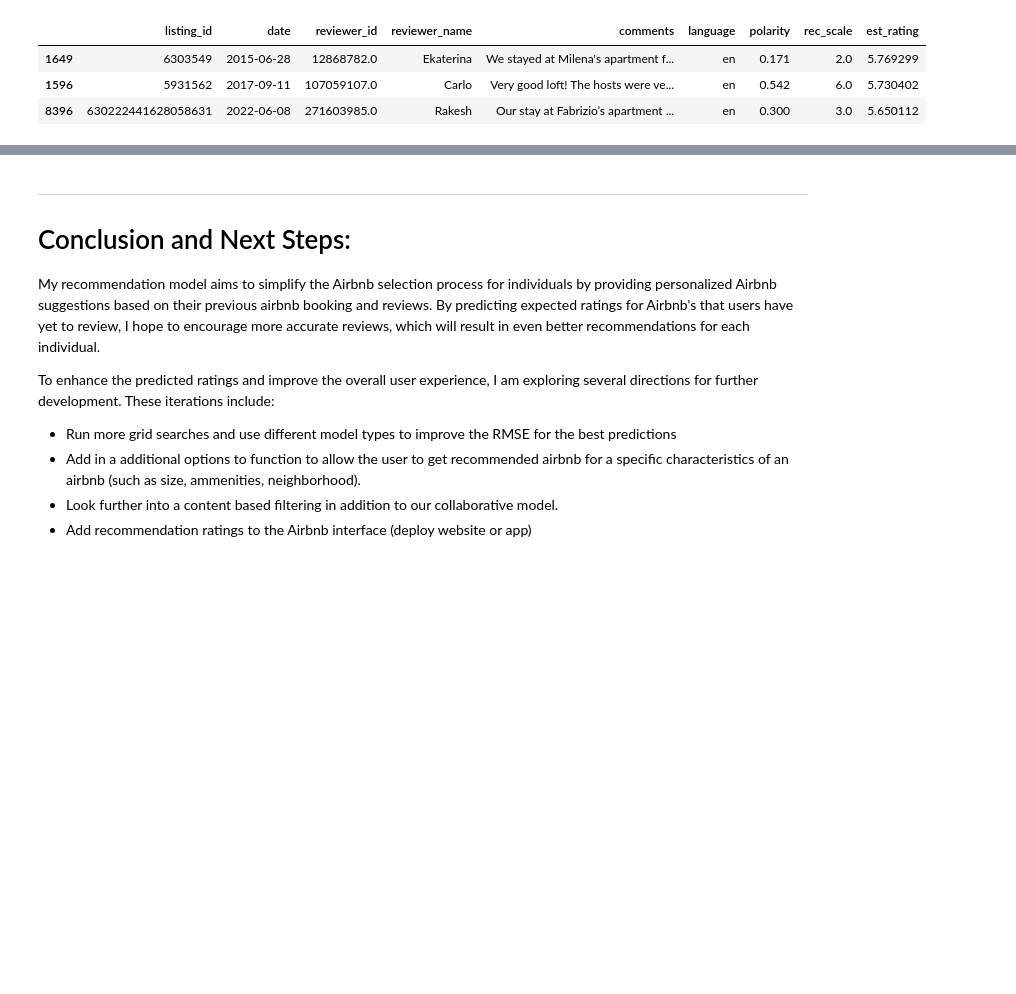
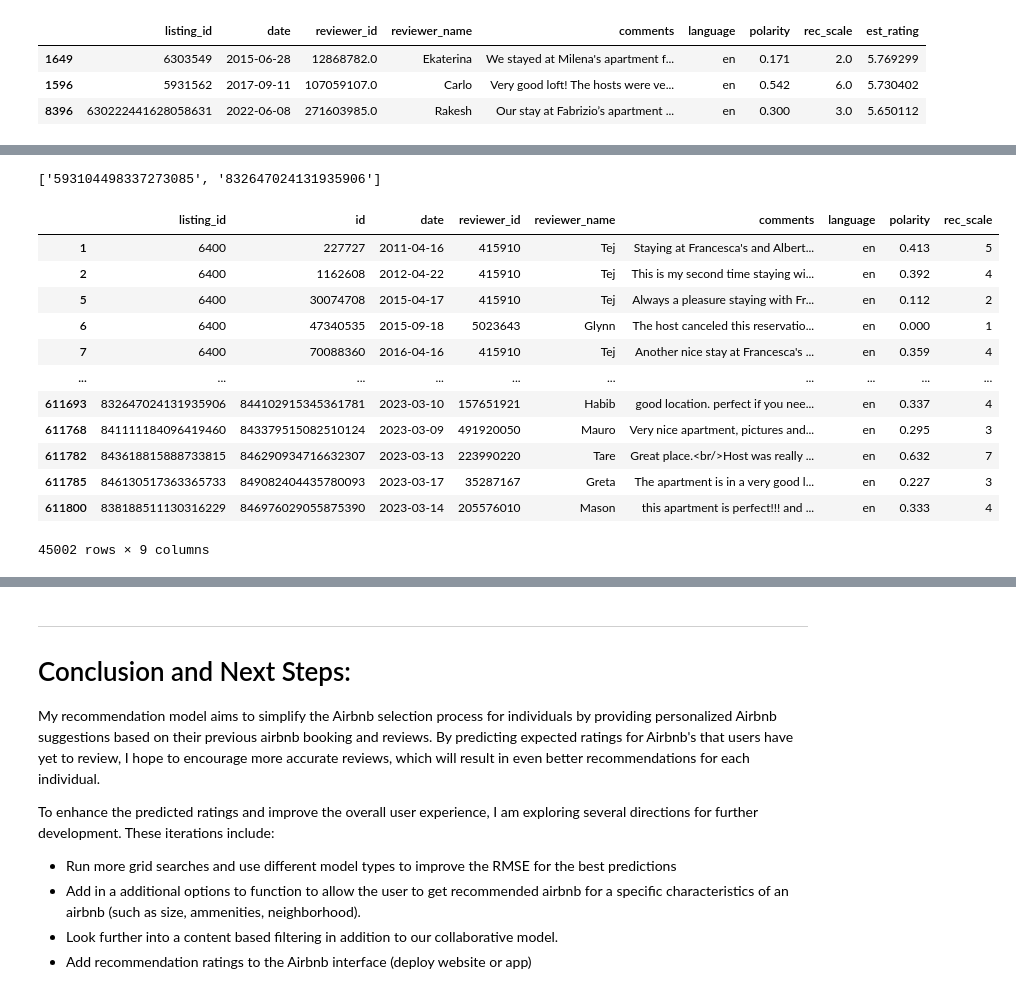
Before and after one commit to anat-jacobson/Airbnb-Recommender, a Jupyter notebook: Airbnb_Recommender_Collab_Filtering.ipynb, the cells around one changed output, grey strips where cells are left out. Drawn from its saved outputs; the diff is of its cells as text; code cells hidden in the pictures; blank space fills up the shorter version.

```diff
--- a/Airbnb_Recommender_Collab_Filtering.ipynb
+++ b/Airbnb_Recommender_Collab_Filtering.ipynb
@@ -1433,0 +1524,22 @@ def rec_airbnbs_info():
+# %%
+have_reviewed = list(reviewer_df.loc[157651921, 'listing_id'])
+have_reviewed
+# %% [output]
+['593104498337273085', '832647024131935906']
+# %%
+not_reviewed = final_df.copy()
+not_reviewed
+# %% [output]
+|  | listing_id | id | date | reviewer_id | reviewer_name | comments | language | polarity | rec_scale |
+| 1 | 6400 | 227727 | 2011-04-16 | 415910 | Tej | Staying at Francesca's and Albert... | en | 0.413 | 5 |
+| 2 | 6400 | 1162608 | 2012-04-22 | 415910 | Tej | This is my second time staying wi... | en | 0.392 | 4 |
+| 5 | 6400 | 30074708 | 2015-04-17 | 415910 | Tej | Always a pleasure staying with Fr... | en | 0.112 | 2 |
+| 6 | 6400 | 47340535 | 2015-09-18 | 5023643 | Glynn | The host canceled this reservatio... | en | 0.000 | 1 |
+| 7 | 6400 | 70088360 | 2016-04-16 | 415910 | Tej | Another nice stay at Francesca's ... | en | 0.359 | 4 |
+| ... | ... | ... | ... | ... | ... | ... | ... | ... | ... |
+| 611693 | 832647024131935906 | 844102915345361781 | 2023-03-10 | 157651921 | Habib | good location. perfect if you nee... | en | 0.337 | 4 |
+| 611768 | 841111184096419460 | 843379515082510124 | 2023-03-09 | 491920050 | Mauro | Very nice apartment, pictures and... | en | 0.295 | 3 |
+| 611782 | 843618815888733815 | 846290934716632307 | 2023-03-13 | 223990220 | Tare | Great place.<br/>Host was really ... | en | 0.632 | 7 |
+| 611785 | 846130517363365733 | 849082404435780093 | 2023-03-17 | 35287167 | Greta | The apartment is in a very good l... | en | 0.227 | 3 |
+| 611800 | 838188511130316229 | 846976029055875390 | 2023-03-14 | 205576010 | Mason | this apartment is perfect!!! and ... | en | 0.333 | 4 |
+45002 rows × 9 columns
```
Also changed, not shown: parts of 51 cells of this notebook.
